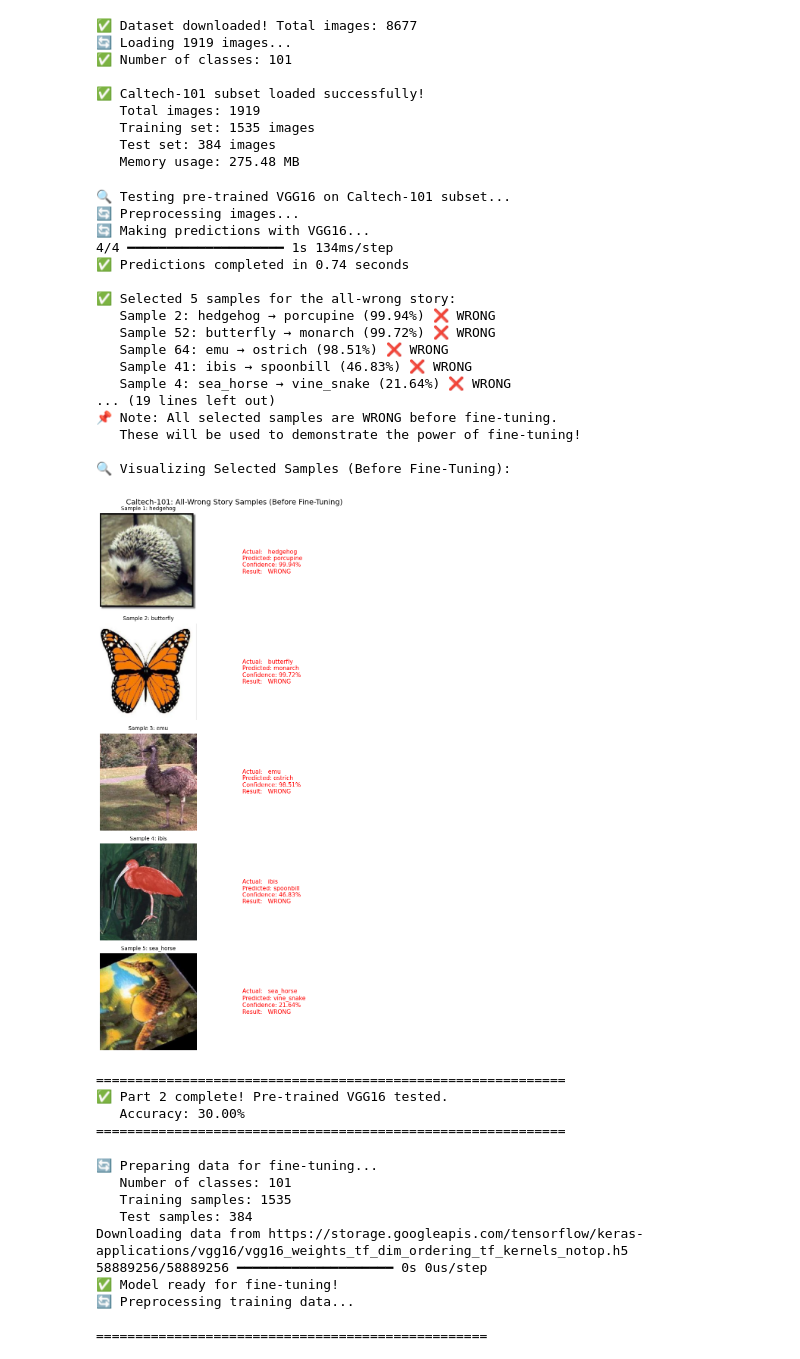
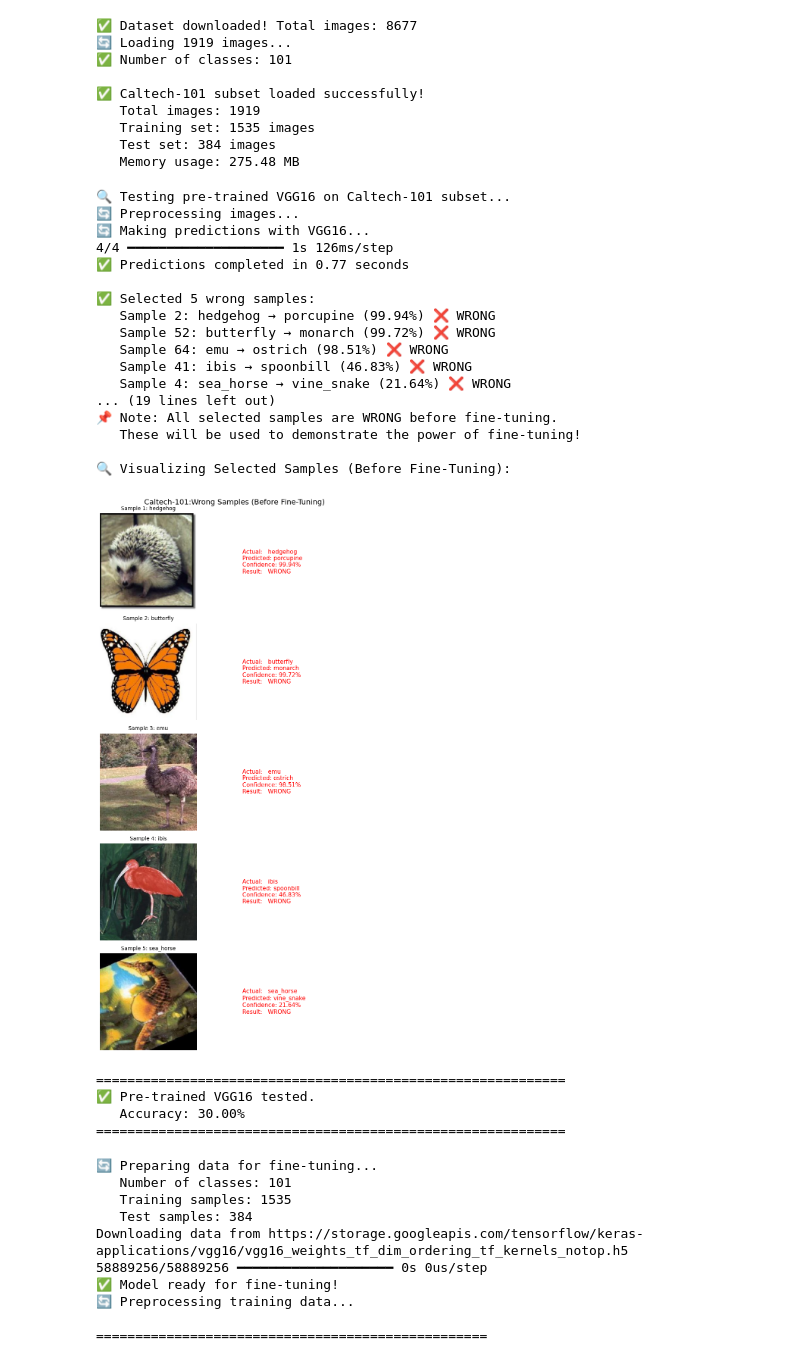
Before and after one commit to Yasser-Baleghi/hands-on-dl-image-processing, a Jupyter notebook: chapter_09/09_transfer_learning_autoencoders.ipynb, the cells around one changed output. Drawn from its saved outputs; the diff is of its cells as text; code cells hidden in the pictures.

```diff
--- a/chapter_09/09_transfer_learning_autoencoders.ipynb
+++ b/chapter_09/09_transfer_learning_autoencoders.ipynb
@@ -116,0 +123,23 @@ Model: "vgg16"
+# %%
+# Upload an image
+uploaded = files.upload()
+image_name = list(uploaded.keys())[0]
+
+# Load and resize the image
+image = cv2.imread(image_name)
+image_rgb = cv2.cvtColor(image, cv2.COLOR_BGR2RGB)
+
+# VGG16 expects 224x224 images
+image_resized = cv2.resize(image_rgb, (224, 224))
+
+# Preprocess the image for VGG16
+image_array = np.expand_dims(image_resized, axis=0)
+image_preprocessed = preprocess_input(image_array)
+
+# Display the image
+plt.imshow(image_resized)
+plt.title("Image Ready for VGG16")
+plt.axis('off')
+plt.show()
+
+print(f"✅ Image preprocessed. Shape: {image_preprocessed.shape}")
@@ -218,7 +274,7 @@ print(f"   Memory usage: {images.nbytes / 1024 / 1024:.2f} MB")
    Memory usage: 275.48 MB
 # %%
 # ============================================
-# 9.1.4 Test Pre-Trained VGG16 (Search for All-Wrong Story)
+#      Test Pre-Trained VGG16
 # ============================================
 
 import tensorflow as tf
@@ -230,9 +286,6 @@ import numpy as np
 import cv2
 import random
 
-# Set seed for reproducibility
-random.seed(42)
-np.random.seed(42)
 
 print("🔍 Testing pre-trained VGG16 on Caltech-101 subset...")
 
@@ -287,11 +340,11 @@ for i in range(n_samples):
 accuracy_before = correct / n_samples
 
 # ============================================
-# SEARCH FOR THE "ALL WRONG" STORY SAMPLES
+# SEARCH FOR THE WRONG SAMPLES
 # Look for specific classes: hedgehog, butterfly, emu, ibis
 # ============================================
 
-# Target classes for the all-wrong story
+# Target classes for the wrong samples
 target_classes = ['hedgehog', 'butterfly', 'emu', 'ibis']
 
 # Find indices of target classes in the test set
@@ -321,7 +374,7 @@ if len(found_indices) < 4:
             if not is_correct:
                 found_indices.append(i)
 
-# Use the first 5 found indices as the story samples
+# Use the first 5 found indices as the wrong samples
 selected_indices_original = found_indices[:5]
 
 # If we don't have 5, add more wrong samples
@@ -337,7 +390,7 @@ while len(selected_indices_original) < 5:
             if not is_correct:
                 selected_indices_original.append(i)
 
-print(f"\n✅ Selected {len(selected_indices_original)} samples for the all-wrong story:")
+print(f"\n✅ Selected {len(selected_indices_original)} wrong samples:")
 for idx in selected_indices_original:
     caltech_label = class_names[y_test_subset[idx]]
     imagenet_label = top1_predictions[idx]
@@ -366,7 +419,7 @@ print("\n" + "="*60)
 # Show sample predictions (selected bad samples)
 # ============================================
 
-print("\n🔍 Selected Story Samples (Pre-Trained VGG16):")
+print("\n🔍 Selected Wrong Samples (Pre-Trained VGG16):")
 for idx in selected_indices_original:
     caltech_label = class_names[y_test_subset[idx]]
     imagenet_label = top1_predictions[idx]
@@ -406,41 +459,41 @@ for row, idx in enumerate(selected_indices_original):
     info_text += f"Result:   {'CORRECT' if is_correct else 'WRONG'}"
 
     axes[row, 1].text(0.1, 0.5, info_text,
                      fontsize=11,
                      verticalalignment='center',
                      color=color,
                      transform=axes[row, 1].transAxes)
     axes[row, 1].axis('off')
 
-plt.suptitle("Caltech-101: All-Wrong Story Samples (Before Fine-Tuning)", fontsize=14, y=0.98)
+plt.suptitle("Caltech-101:Wrong Samples (Before Fine-Tuning)", fontsize=14, y=0.98)
 plt.tight_layout()
 plt.show()
 
 print("\n" + "="*60)
-print("✅ Part 2 complete! Pre-trained VGG16 tested.")
+print("✅ Pre-trained VGG16 tested.")
 print(f"   Accuracy: {accuracy_before*100:.2f}%")
 print("="*60)
 # %% [output]
 🔍 Testing pre-trained VGG16 on Caltech-101 subset...
 🔄 Preprocessing images...
 🔄 Making predictions with VGG16...
-4/4 ━━━━━━━━━━━━━━━━━━━━ 1s 134ms/step
-✅ Predictions completed in 0.74 seconds
+4/4 ━━━━━━━━━━━━━━━━━━━━ 1s 126ms/step
+✅ Predictions completed in 0.77 seconds
 
-✅ Selected 5 samples for the all-wrong story:
+✅ Selected 5 wrong samples:
    Sample 2: hedgehog → porcupine (99.94%) ❌ WRONG
    Sample 52: butterfly → monarch (99.72%) ❌ WRONG
    Sample 64: emu → ostrich (98.51%) ❌ WRONG
    Sample 41: ibis → spoonbill (46.83%) ❌ WRONG
    Sample 4: sea_horse → vine_snake (21.64%) ❌ WRONG
 ... (19 lines left out)
 📌 Note: All selected samples are WRONG before fine-tuning.
    These will be used to demonstrate the power of fine-tuning!
 
 🔍 Visualizing Selected Samples (Before Fine-Tuning):
-[figure, old version]
+[figure, new version]
 ============================================================
-✅ Part 2 complete! Pre-trained VGG16 tested.
+✅ Pre-trained VGG16 tested.
    Accuracy: 30.00%
 ============================================================
 # %%
```
Also changed, not shown: parts of 11 cells of this notebook.
